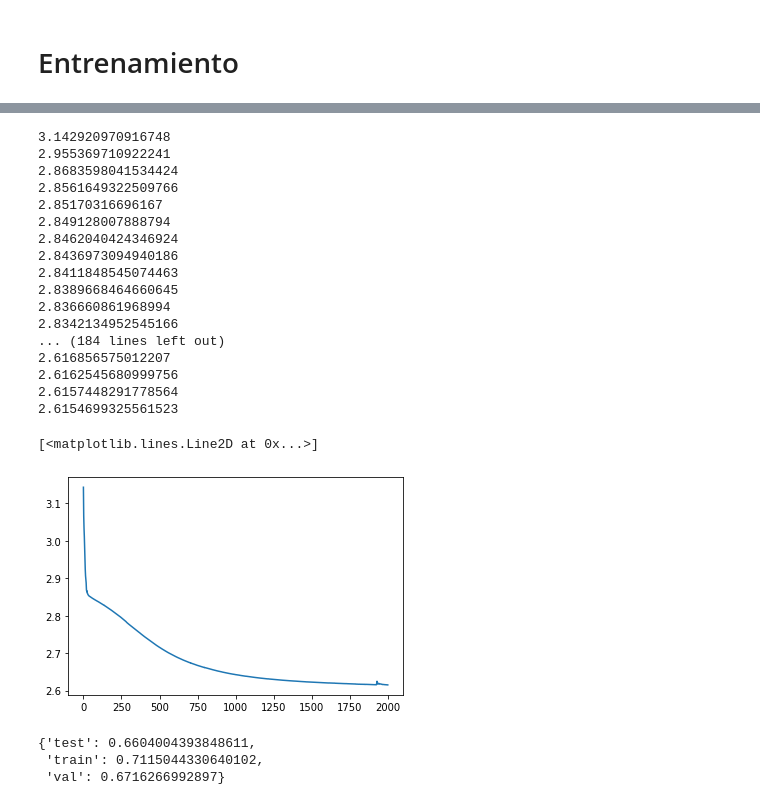
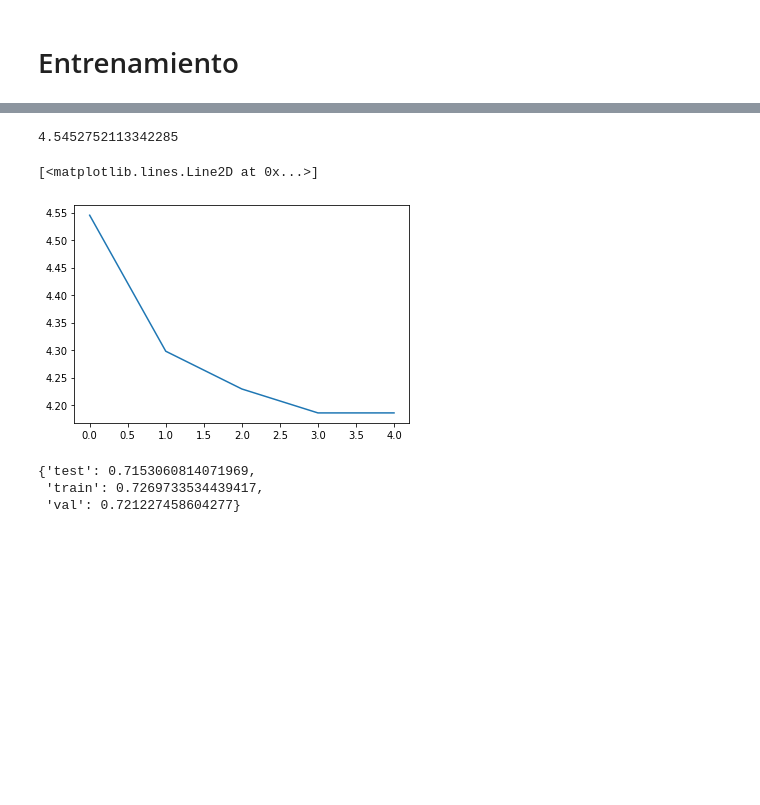
Before and after one commit to ingridheuer/gcnn_gdas, a Jupyter notebook: exploration/notebooks/RSAGE_nofeatures.ipynb, the cells around one changed output, grey strips where cells are left out. Cells and saved outputs as stored; diff of their text form; code cells hidden in the pictures; blank space fills up the shorter version.

```diff
--- a/exploration/notebooks/RSAGE_nofeatures.ipynb
+++ b/exploration/notebooks/RSAGE_nofeatures.ipynb
@@ -280,0 +321,8 @@ dataset_train, dataset_val, dataset_test = dataset.split(transductive=True, spli
+# %%
+Hete = HeteroGraph(G)
+Hete2 = HeteroGraph(G2)
+print(Hete.edge_types)
+print(Hete.message_types)
+print(Hete.node_types)
+print(Hete.num_nodes())
+print(Hete.num_edges())
@@ -281,11 +335,11 @@ dataset_train, dataset_val, dataset_test = dataset.split(transductive=True, spli
 # %% [markdown]
 # Funciones de entrenamiento y evaluación
 # %%
-def train(model, optimizer, graph_dict, printb):
+def train(model, optimizer, graph, printb):
     model.train()
     optimizer.zero_grad()
-    preds = model(graph_dict)
-    loss = model.loss(preds, graph_dict["graph"].edge_label)
+    preds = model(graph)
+    loss = model.loss(preds, graph.edge_label)
     loss.backward()
     optimizer.step()
     if printb:
@@ -294,10 +348,10 @@ def train(model, optimizer, graph_dict, printb):
 
 
 # Test function
-def test(model, graph_dict, args):
+def test(model, splits_dict, args):
     model.eval()
     accs = {}
-    for mode, dataset in graph_dict.items():
+    for mode, dataset in splits_dict.items():
         acc = 0
         num = 0
         pred = model(dataset)
@@ -306,7 +360,7 @@ def test(model, graph_dict, args):
             pred_label = np.zeros_like(p, dtype=np.int64)
             pred_label[np.where(p > 0.5)[0]] = 1
             pred_label[np.where(p <= 0.5)[0]] = 0
-            acc += np.sum(pred_label == dataset["graph"].edge_label[key].cpu().numpy())
+            acc += np.sum(pred_label == dataset.edge_label[key].cpu().numpy())
             num += len(pred_label)
         accs[mode] = acc / num
     return accs
@@ -329,3 +369,19 @@ optimizer = torch.optim.Adam(model.parameters(), lr=args['lr'], weight_decay=arg
+# %%
+args = {
+    'device': torch.device('cuda' if torch.cuda.is_available() else 'cpu'),
+    'hidden_size': 32,
+    'weight_decay': 1e-5,
+    'lr': 0.01,
+}
+task = 'link_pred'
+train_mode = "disjoint"
+
+dataset = GraphDataset([Hete], task=task, edge_train_mode=train_mode)
+dataset_train, dataset_val, dataset_test = dataset.split(transductive=True, split_ratio=[0.4, 0.3, 0.3])
+splits = {"train":dataset_train[0].to(args["device"]), "val":dataset_val[0].to(args["device"]), "test":dataset_test[0].to(args["device"])}
+# %%
+model = HeteroGNN(Hete,"distmult", args, aggr="mean",).to(args["device"])
+optimizer = torch.optim.Adam(model.parameters(), lr=args['lr'], weight_decay=args['weight_decay'])
 # %%
 model
 # %% [output]
@@ -348,42 +404,22 @@ HeteroGNN(
 )
 # %%
 loss_plot = []
-epochs = 2000
+epochs = 5
 for epoch in range(epochs):
     if epoch%10 == 0:
-       loss = train(model,optimizer,sparse_dict["train"],printb=True)
+       loss = train(model,optimizer,splits["train"],printb=True)
     else:
-        loss = train(model,optimizer,sparse_dict["train"],printb=False)
+        loss = train(model,optimizer,splits["train"],printb=False)
     loss_plot.append(loss)
 
 plt.plot(np.arange(len(loss_plot)),loss_plot)
 # %% [output]
-3.142920970916748
-2.955369710922241
-2.8683598041534424
-2.8561649322509766
-2.85170316696167
-2.849128007888794
-2.8462040424346924
-2.8436973094940186
-2.8411848545074463
-2.8389668464660645
-2.836660861968994
-2.8342134952545166
-... (184 lines left out)
-2.616856575012207
-2.6162545680999756
-2.6157448291778564
-2.6154699325561523
+4.5452752113342285
 [<matplotlib.lines.Line2D at 0x...>]
-[figure, old version]
+[figure, new version]
-# %%
-p = model(sparse_dict["val"])
-prediction = {edgetype:torch.round(torch.sigmoid(pred)) for edgetype,pred in p.items()}
-ground_truth = dataset_val[0].edge_label
-
-test(model,sparse_dict,args)
-# %% [output]
-{'test': 0.6604004393848611,
- 'train': 0.7115044330640102,
- 'val': 0.6716266992897}
+# %%
+test(model,splits,args)
+# %% [output]
+{'test': 0.7153060814071969,
+ 'train': 0.7269733534439417,
+ 'val': 0.721227458604277}
```
Also changed, not shown: parts of 11 cells of this notebook.
